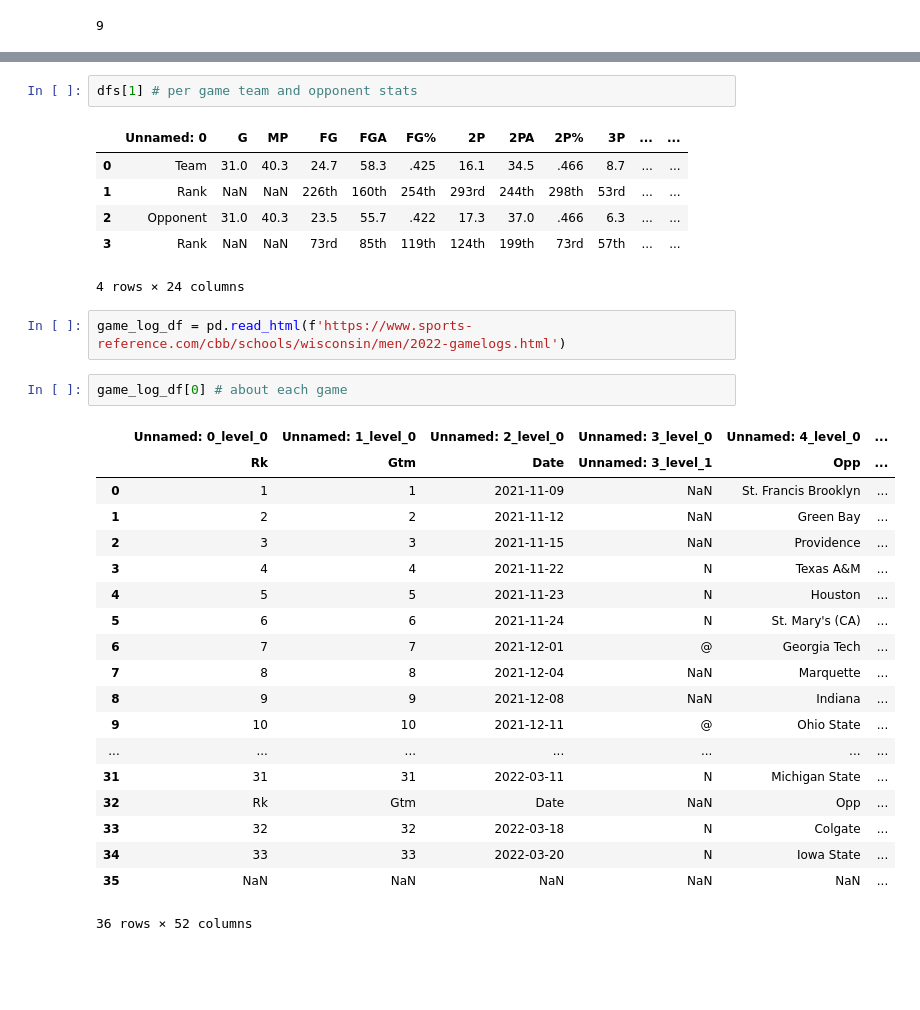
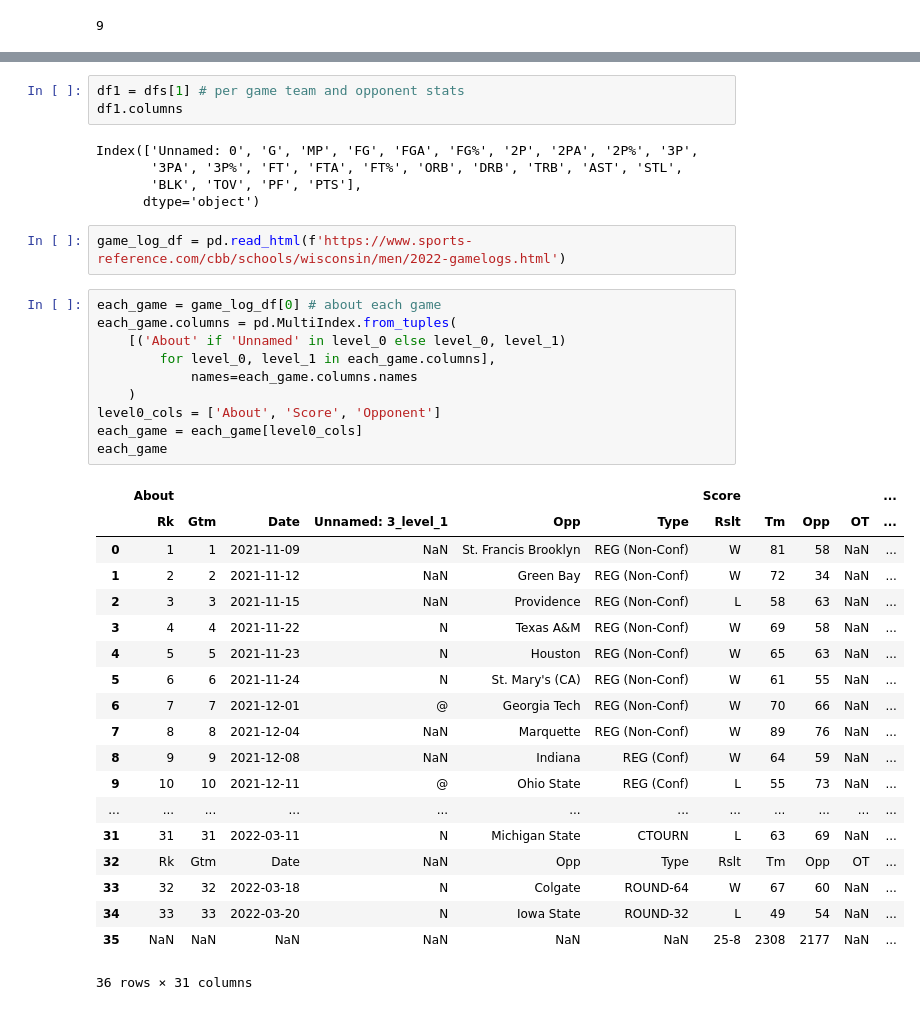
Before and after one commit to arnie12a/BadgerBasketball, a Jupyter notebook: scrape.ipynb, the cells around one changed output, grey strips where cells are left out. Cells and saved outputs as stored; diff of their text form; blank space fills up the shorter version.

```diff
--- a/scrape.ipynb
+++ b/scrape.ipynb
@@ -60,33 +72,40 @@ def getURL(year):
 # %%
-dfs[1] # per game team and opponent stats
+df1 = dfs[1] # per game team and opponent stats
+df1.columns
 # %% [output]
-|  | Unnamed: 0 | G | MP | FG | FGA | FG% | 2P | 2PA | 2P% | 3P | ... | ... |
-| 0 | Team | 31.0 | 40.3 | 24.7 | 58.3 | .425 | 16.1 | 34.5 | .466 | 8.7 | ... | ... |
-| 1 | Rank | NaN | NaN | 226th | 160th | 254th | 293rd | 244th | 298th | 53rd | ... | ... |
-| 2 | Opponent | 31.0 | 40.3 | 23.5 | 55.7 | .422 | 17.3 | 37.0 | .466 | 6.3 | ... | ... |
-| 3 | Rank | NaN | NaN | 73rd | 85th | 119th | 124th | 199th | 73rd | 57th | ... | ... |
-4 rows × 24 columns
+Index(['Unnamed: 0', 'G', 'MP', 'FG', 'FGA', 'FG%', '2P', '2PA', '2P%', '3P',
+       '3PA', '3P%', 'FT', 'FTA', 'FT%', 'ORB', 'DRB', 'TRB', 'AST', 'STL',
+       'BLK', 'TOV', 'PF', 'PTS'],
+      dtype='object')
 # %%
 game_log_df = pd.read_html(f'https://www.sports-reference.com/cbb/schools/wisconsin/men/2022-gamelogs.html')
-# %%
-game_log_df[0] # about each game
-# %% [output]
-|  | Unnamed: 0_level_0 | Unnamed: 1_level_0 | Unnamed: 2_level_0 | Unnamed: 3_level_0 | Unnamed: 4_level_0 | ... |
-|  | Rk | Gtm | Date | Unnamed: 3_level_1 | Opp | ... |
-| 0 | 1 | 1 | 2021-11-09 | NaN | St. Francis Brooklyn | ... |
-| 1 | 2 | 2 | 2021-11-12 | NaN | Green Bay | ... |
-| 2 | 3 | 3 | 2021-11-15 | NaN | Providence | ... |
-| 3 | 4 | 4 | 2021-11-22 | N | Texas A&M | ... |
-| 4 | 5 | 5 | 2021-11-23 | N | Houston | ... |
-| 5 | 6 | 6 | 2021-11-24 | N | St. Mary's (CA) | ... |
-| 6 | 7 | 7 | 2021-12-01 | @ | Georgia Tech | ... |
-| 7 | 8 | 8 | 2021-12-04 | NaN | Marquette | ... |
-| 8 | 9 | 9 | 2021-12-08 | NaN | Indiana | ... |
-| 9 | 10 | 10 | 2021-12-11 | @ | Ohio State | ... |
-| ... | ... | ... | ... | ... | ... | ... |
-| 31 | 31 | 31 | 2022-03-11 | N | Michigan State | ... |
-| 32 | Rk | Gtm | Date | NaN | Opp | ... |
-| 33 | 32 | 32 | 2022-03-18 | N | Colgate | ... |
-| 34 | 33 | 33 | 2022-03-20 | N | Iowa State | ... |
-| 35 | NaN | NaN | NaN | NaN | NaN | ... |
-36 rows × 52 columns
+# %%
+each_game = game_log_df[0] # about each game
+each_game.columns = pd.MultiIndex.from_tuples(
+    [('About' if 'Unnamed' in level_0 else level_0, level_1)
+        for level_0, level_1 in each_game.columns],
+            names=each_game.columns.names
+    )
+level0_cols = ['About', 'Score', 'Opponent']
+each_game = each_game[level0_cols]
+each_game
+# %% [output]
+|  | About |  |  |  |  |  | Score |  |  |  | ... |
+|  | Rk | Gtm | Date | Unnamed: 3_level_1 | Opp | Type | Rslt | Tm | Opp | OT | ... |
+| 0 | 1 | 1 | 2021-11-09 | NaN | St. Francis Brooklyn | REG (Non-Conf) | W | 81 | 58 | NaN | ... |
+| 1 | 2 | 2 | 2021-11-12 | NaN | Green Bay | REG (Non-Conf) | W | 72 | 34 | NaN | ... |
+| 2 | 3 | 3 | 2021-11-15 | NaN | Providence | REG (Non-Conf) | L | 58 | 63 | NaN | ... |
+| 3 | 4 | 4 | 2021-11-22 | N | Texas A&M | REG (Non-Conf) | W | 69 | 58 | NaN | ... |
+| 4 | 5 | 5 | 2021-11-23 | N | Houston | REG (Non-Conf) | W | 65 | 63 | NaN | ... |
+| 5 | 6 | 6 | 2021-11-24 | N | St. Mary's (CA) | REG (Non-Conf) | W | 61 | 55 | NaN | ... |
+| 6 | 7 | 7 | 2021-12-01 | @ | Georgia Tech | REG (Non-Conf) | W | 70 | 66 | NaN | ... |
+| 7 | 8 | 8 | 2021-12-04 | NaN | Marquette | REG (Non-Conf) | W | 89 | 76 | NaN | ... |
+| 8 | 9 | 9 | 2021-12-08 | NaN | Indiana | REG (Conf) | W | 64 | 59 | NaN | ... |
+| 9 | 10 | 10 | 2021-12-11 | @ | Ohio State | REG (Conf) | L | 55 | 73 | NaN | ... |
+| ... | ... | ... | ... | ... | ... | ... | ... | ... | ... | ... | ... |
+| 31 | 31 | 31 | 2022-03-11 | N | Michigan State | CTOURN | L | 63 | 69 | NaN | ... |
+| 32 | Rk | Gtm | Date | NaN | Opp | Type | Rslt | Tm | Opp | OT | ... |
+| 33 | 32 | 32 | 2022-03-18 | N | Colgate | ROUND-64 | W | 67 | 60 | NaN | ... |
+| 34 | 33 | 33 | 2022-03-20 | N | Iowa State | ROUND-32 | L | 49 | 54 | NaN | ... |
+| 35 | NaN | NaN | NaN | NaN | NaN | NaN | 25-8 | 2308 | 2177 | NaN | ... |
+36 rows × 31 columns
```
Also changed, not shown: parts of 4 cells of this notebook.
